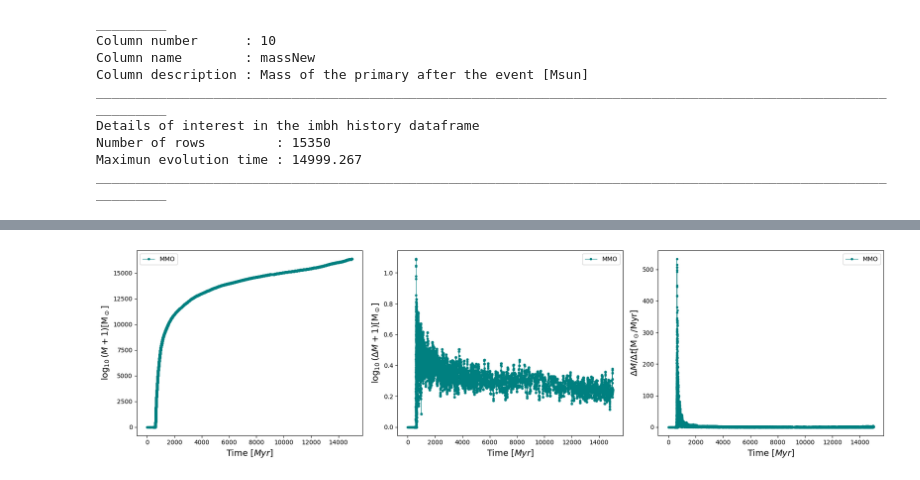
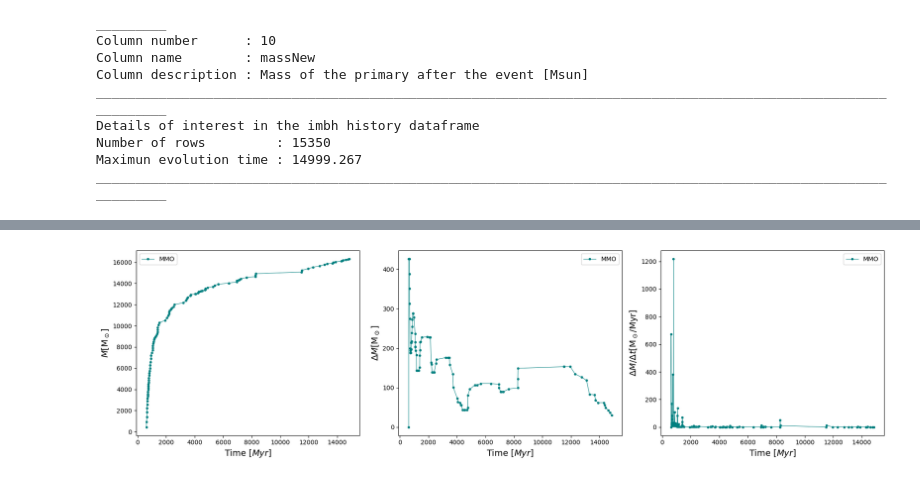
Before and after one commit to Milo-Jsb/LEMONsc, a Jupyter notebook: notebooks/SmallMOCCA.ipynb, the cells around one changed output, grey strips where cells are left out. Cells and saved outputs as stored; diff of their text form; code cells hidden in the pictures.

```diff
--- a/notebooks/SmallMOCCA.ipynb
+++ b/notebooks/SmallMOCCA.ipynb
@@ -40,6 +43,6 @@ MOCCA Models available for analysis: 455
 # %%
 # Load simulation info ------------------------------------------------------------------------------------------#
-imbh_history, system = load_mocca__survey_imbh_history(file_path = f"{simulations[27]}/",
+imbh_history, system = load_mocca_survey_imbh_history(file_path = f"{simulations[27]}/",
                                                     init_conds_sim  = True,
                                                     col_description = True,
                                                     stellar_map     = True,
@@ -189,8 +198,8 @@ ________________________________________________________________________________
 example_df = imbh_df.drop_duplicates(subset="time[Myr]")
 
 # Get random indices for 80% of the data
-n_samples      = int(len(example_df) * 0.8)
-random_indices = example_df.sample(n=n_samples, random_state=42).index
+#n_samples      = int(len(example_df) * 0.8)
+random_indices = example_df.sample(n=100, random_state=42).index
 
 # Select those rows and sort by time
 sample_df = example_df.loc[random_indices].sort_values('time[Myr]')
@@ -201,7 +210,7 @@ fig, ax  = plt.subplots(1, 3, figsize=(18, 5))
 m_evol    = target_preparation(mass_evolution  = sample_df["massNew[Msun](10)"],
                                 time_evolution = sample_df["time[Myr]"],
                                 norm_factor    = None,
-                                target_type    = "M",
+                                target_type    = "point_mass",
                                 log10_scale    = False)
 
 time_evol = time_preparation(time_evolution = sample_df["time[Myr]"],
@@ -209,43 +218,46 @@ time_evol = time_preparation(time_evolution = sample_df["time[Myr]"],
 
 # First subplot: IMBH mass
 ax[0].plot(time_evol, m_evol, lw=0.75, label='MMO', color="teal", marker=".")
-ax[0].set_ylabel(r'$\log_{10}(M+1)[\rm M_\odot]$', size=14)
+ax[0].set_ylabel(r'$M[\rm M_\odot]$', size=14)
 ax[0].set_xlabel('Time $[Myr]$', size=14)
 ax[0].legend()
 
 # retrieve temporal values
 dm_evol   = target_preparation(mass_evolution  = sample_df["massNew[Msun](10)"],
                                 time_evolution = sample_df["time[Myr]"],
                                 norm_factor    = None,
-                                target_type    = "dM",
-                                log10_scale    = True)
+                                target_type    = "delta_mass",
+                                log10_scale    = False)
 time_evol = time_preparation(time_evolution = sample_df["time[Myr]"],
                              norm_factor    = None)
 
 
 # Second subplot: IMBH mass change
 ax[1].plot(time_evol, dm_evol, lw=0.75, label='MMO', color="teal", marker=".")
-ax[1].set_ylabel(r'$\log_{10}(\Delta M+1)[\rm M_\odot]$', size=14)
+ax[1].set_ylabel(r'$\Delta M[\rm M_\odot]$', size=14)
 ax[1].set_xlabel('Time $[Myr]$', size=14)
+#ax[1].set_yscale("log")
 ax[1].legend()
 
 # retrieve temporal values
 dmdt_evol = target_preparation(mass_evolution  = sample_df["massNew[Msun](10)"],
                                 time_evolution = sample_df["time[Myr]"],
                                 norm_factor    = None,
-                                target_type    = "dM/dt")
+                                target_type    = "mass_rate",
+                                log10_scale    = False)
 time_evol = time_preparation(time_evolution = sample_df["time[Myr]"],
                              norm_factor    = None)
 
 
 # Third subplot: IMBH mass rate
 ax[2].plot(time_evol, dmdt_evol, lw=0.75, label='MMO', color="teal", marker=".")
 ax[2].set_ylabel(r'$\Delta M /\Delta t[\rm M_\odot/Myr]$', size=14)
 ax[2].set_xlabel('Time $[Myr]$', size=14)
+#ax[2].set_yscale("log")
 ax[2].legend()
 
 plt.tight_layout()
-plt.savefig("sim_preprocess.jpg")
+#plt.savefig("sim_preprocess.jpg")
 plt.show()
 # %% [output]
-[figure, old version]
+[figure, new version]
```
Also changed, not shown: parts of 28 cells of this notebook, 17 other files.
